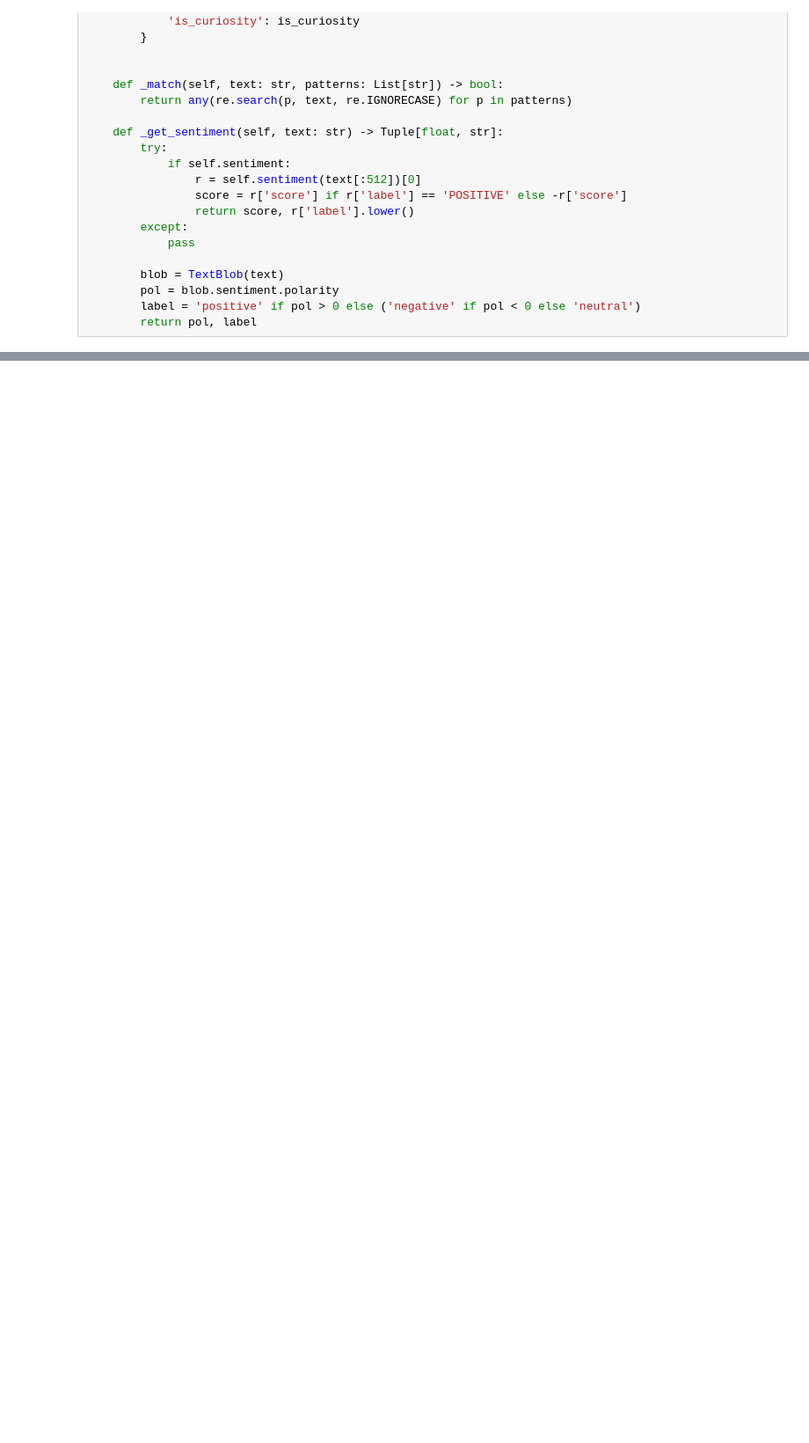
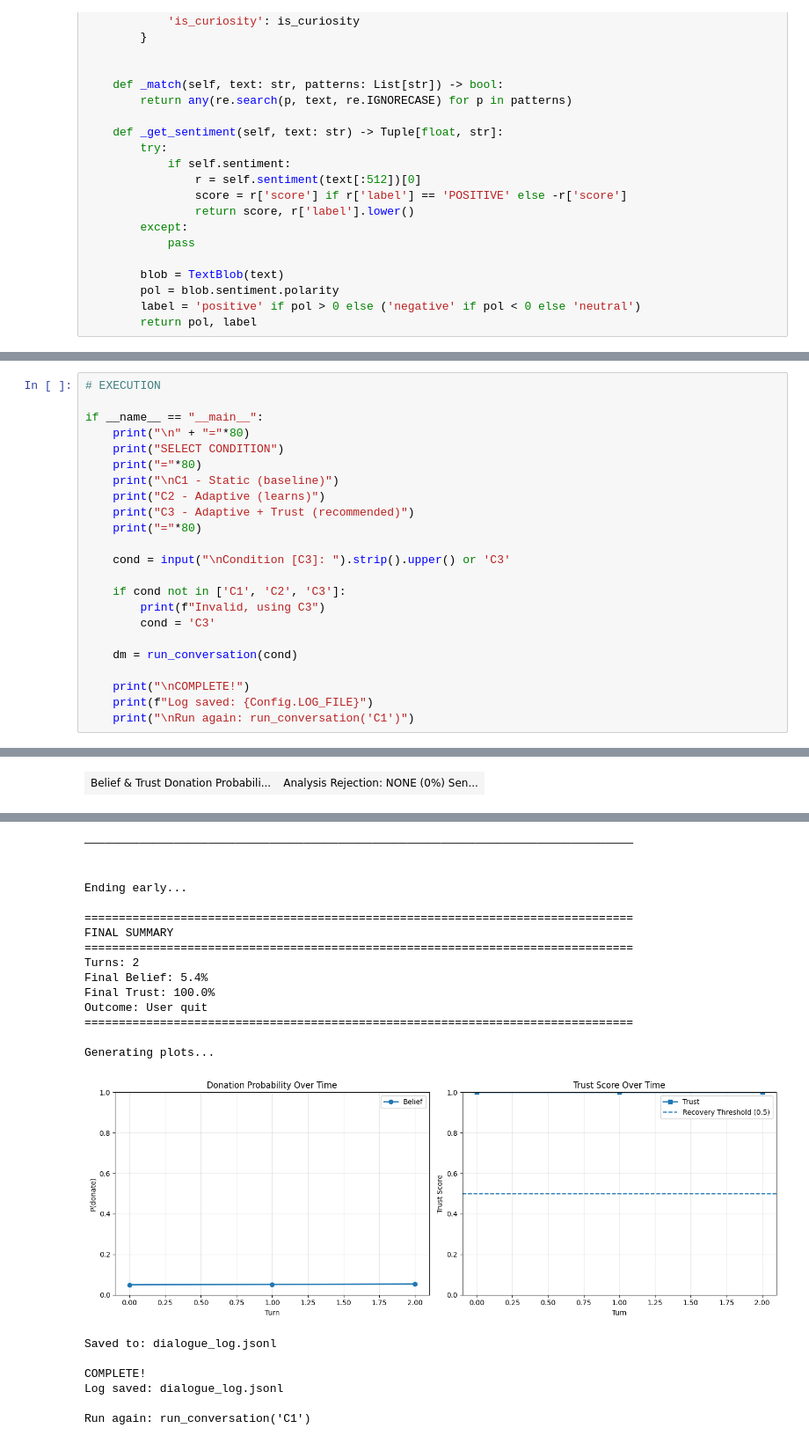
Before and after one commit to le-Affan/persuation-system, a Jupyter notebook: notebooks/main.ipynb, the cells around one changed output, grey strips where cells are left out. Shown: that part at 88% size. Drawn from its saved outputs; the diff is of its cells as text; blank space fills up the shorter version.

```diff
--- a/notebooks/main.ipynb
+++ b/notebooks/main.ipynb
@@ -249,0 +878,24 @@ class RejectionDetector:
+# %%
+# EXECUTION
+
+if __name__ == "__main__":
+    print("\n" + "="*80)
+    print("SELECT CONDITION")
+    print("="*80)
+    print("\nC1 - Static (baseline)")
+    print("C2 - Adaptive (learns)")
+    print("C3 - Adaptive + Trust (recommended)")
+    print("="*80)
+
+    cond = input("\nCondition [C3]: ").strip().upper() or 'C3'
+
+    if cond not in ['C1', 'C2', 'C3']:
+        print(f"Invalid, using C3")
+        cond = 'C3'
+
+    dm = run_conversation(cond)
+
+    print("\nCOMPLETE!")
+    print(f"Log saved: {Config.LOG_FILE}")
+    print("\nRun again: run_conversation('C1')")
+# %% [output]
@@ -249,0 +942 @@ class RejectionDetector:
+| Belief & Trust Donation Probabili... | Analysis Rejection: NONE (0%) Sen... |
@@ -249,0 +954,22 @@ class RejectionDetector:
+────────────────────────────────────────────────────────────────────────────────
+
+
+Ending early...
+
+================================================================================
+FINAL SUMMARY
+================================================================================
+Turns: 2
+Final Belief: 5.4%
+Final Trust: 100.0%
+Outcome: User quit
+================================================================================
+
+Generating plots...
+[figure, added]
+Saved to: dialogue_log.jsonl
+
+COMPLETE!
+Log saved: dialogue_log.jsonl
+
+Run again: run_conversation('C1')
```
Also changed, not shown: parts of 9 cells of this notebook.
